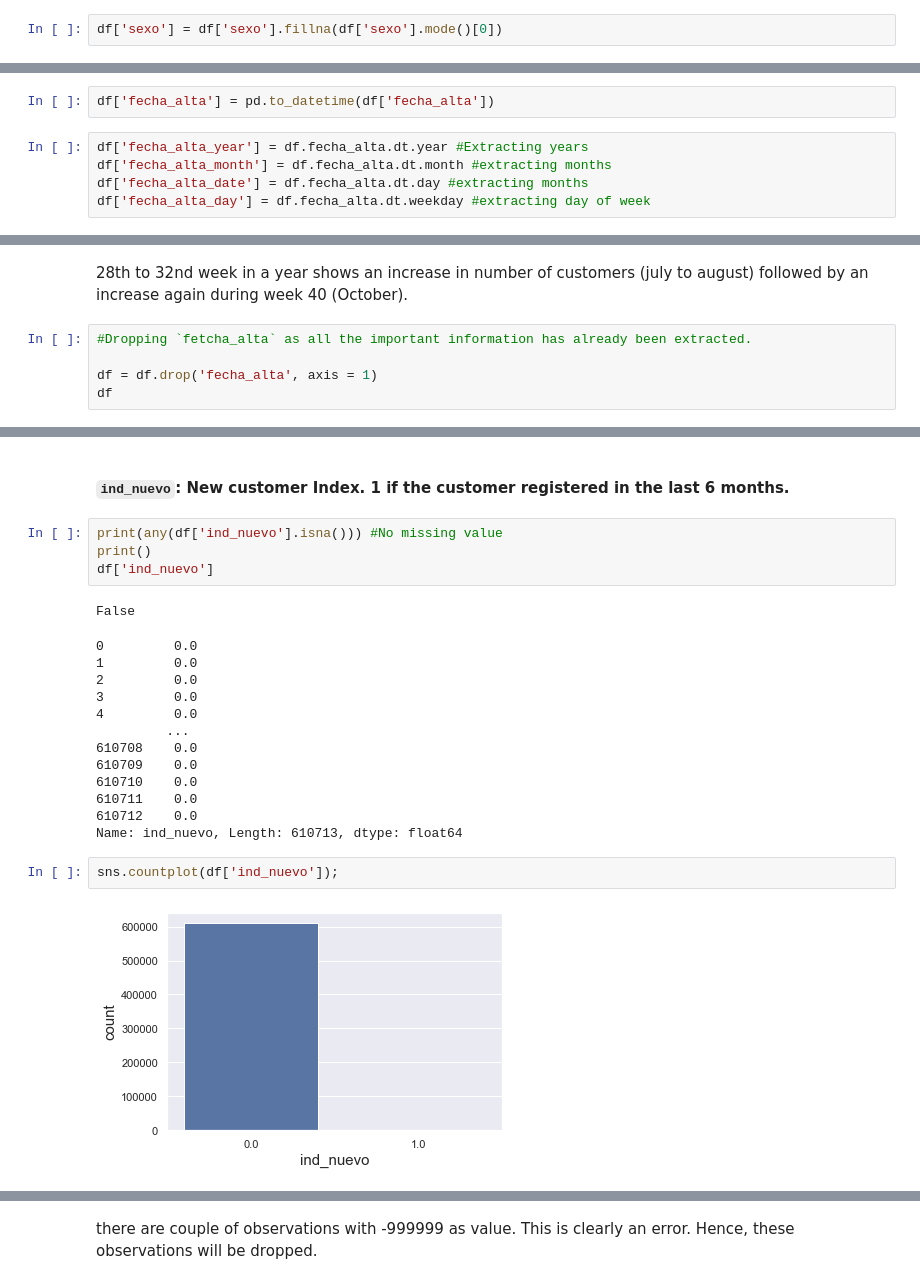
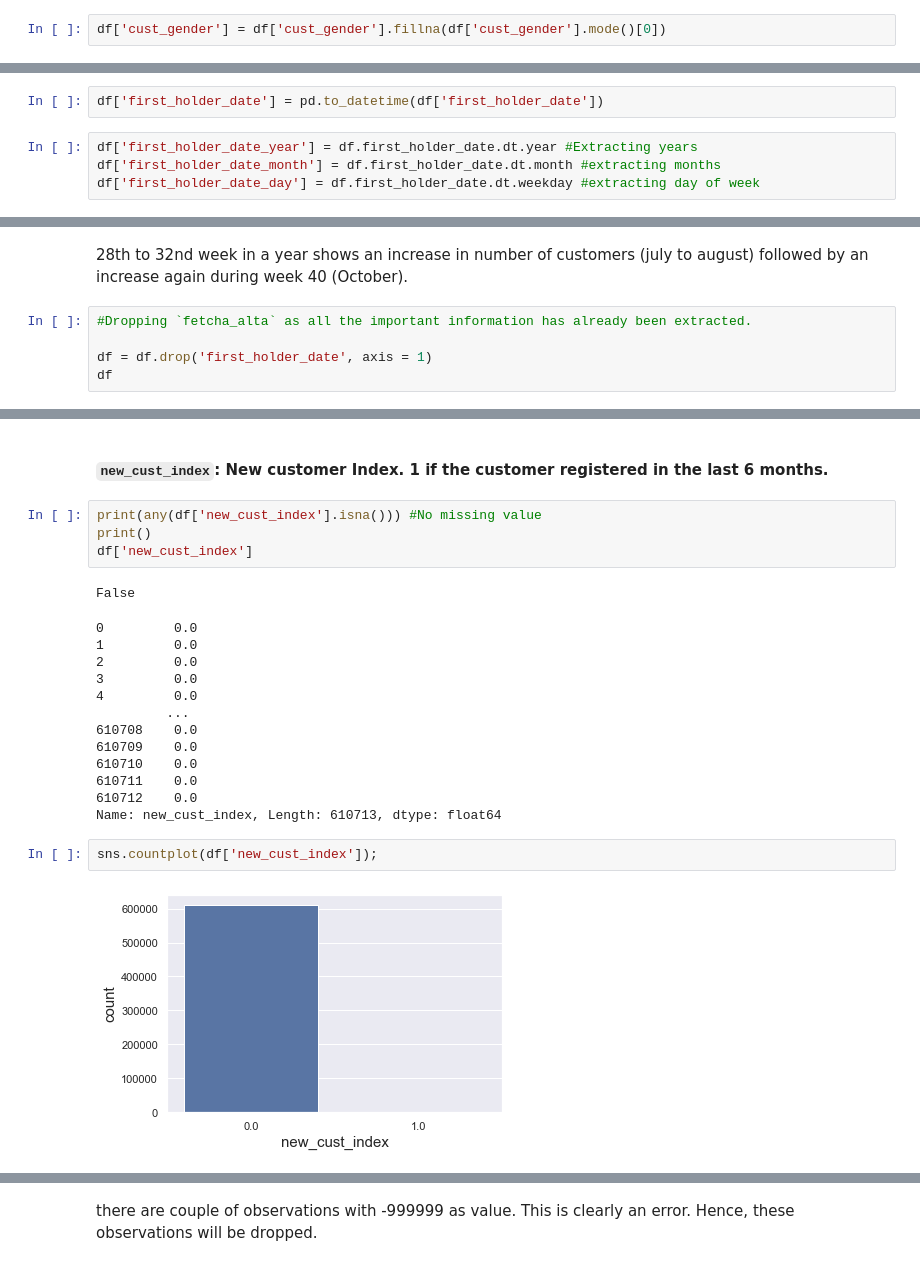
Before and after one commit to cemreaka/Customer-Segmentation-Project, a Jupyter notebook: joe_work.ipynb, the cells around one changed output, grey strips where cells are left out. Drawn from its saved outputs; the diff is of its cells as text.

```diff
--- a/joe_work.ipynb
+++ b/joe_work.ipynb
@@ -434,3 +480,3 @@ Imputing `sexo` variable with the mode.
 # %%
-df['sexo'] = df['sexo'].fillna(df['sexo'].mode()[0])
+df['cust_gender'] = df['cust_gender'].fillna(df['cust_gender'].mode()[0])
 # %%
@@ -534,10 +580,9 @@ Name: fecha_alta, Length: 610713, dtype: object
 # %% [markdown]
 Converting to Datetime format
 # %%
-df['fecha_alta'] = pd.to_datetime(df['fecha_alta'])
+df['first_holder_date'] = pd.to_datetime(df['first_holder_date'])
 # %%
-df['fecha_alta_year'] = df.fecha_alta.dt.year #Extracting years
-df['fecha_alta_month'] = df.fecha_alta.dt.month #extracting months
-df['fecha_alta_date'] = df.fecha_alta.dt.day #extracting months
-df['fecha_alta_day'] = df.fecha_alta.dt.weekday #extracting day of week
+df['first_holder_date_year'] = df.first_holder_date.dt.year #Extracting years
+df['first_holder_date_month'] = df.first_holder_date.dt.month #extracting months
+df['first_holder_date_day'] = df.first_holder_date.dt.weekday #extracting day of week
 # %%
@@ -604,6 +637,6 @@ Monday sees the highest number of customers. Number of customers are lowest duri
 # %%
 #Dropping `fetcha_alta` as all the important information has already been extracted.
 
-df = df.drop('fecha_alta', axis = 1)
+df = df.drop('first_holder_date', axis = 1)
 df
 # %% [output]
@@ -623,9 +656,9 @@ df
 # %% [markdown]
-#### `ind_nuevo`: New customer Index. 1 if the customer registered in the last 6 months.
+#### `new_cust_index`: New customer Index. 1 if the customer registered in the last 6 months.
 # %%
-print(any(df['ind_nuevo'].isna())) #No missing value
+print(any(df['new_cust_index'].isna())) #No missing value
 print()
-df['ind_nuevo']
+df['new_cust_index']
 # %% [output]
 False
 0         0.0
@@ -639,9 +672,9 @@ False
 610710    0.0
 610711    0.0
 610712    0.0
-Name: ind_nuevo, Length: 610713, dtype: float64
+Name: new_cust_index, Length: 610713, dtype: float64
 # %%
-sns.countplot(df['ind_nuevo']);
+sns.countplot(df['new_cust_index']);
 # %% [output]
-[figure, old version]
+[figure, new version]
 # %%
```
Also changed, not shown: parts of 173 cells of this notebook.
